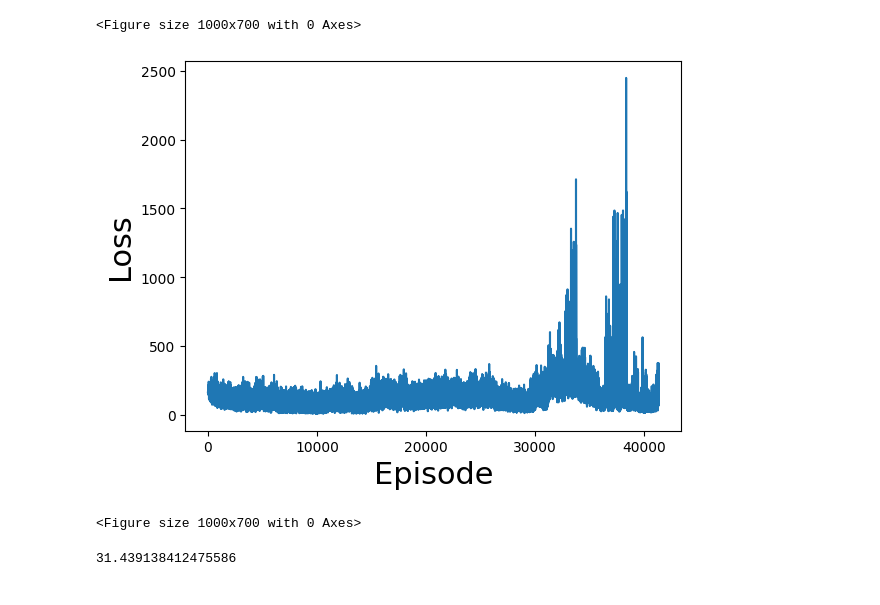
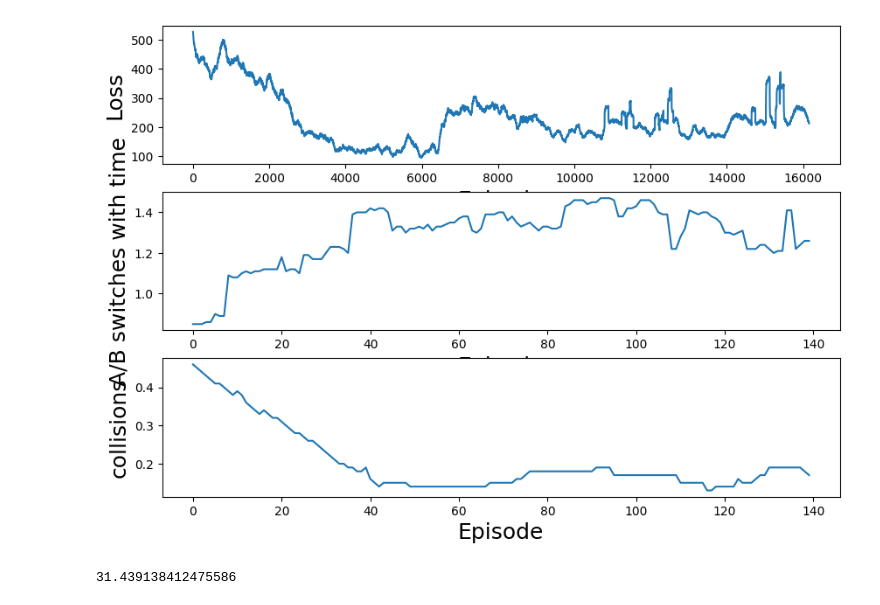
Before and after one commit to 7wik-pk-monash/mas-a1, a Jupyter notebook: runner.ipynb, the cells around one changed output. Cells and saved outputs as stored; diff of their text form; code cells hidden in the pictures.

```diff
--- a/runner.ipynb
+++ b/runner.ipynb
@@ -214,14 +222,49 @@ latest loss: 29.251096725463867
+# %%
+def moving_averages(arr, window_size):
+    i = 0
+    moving_averages = []
+    while i < len(arr) - window_size + 1:
+        window_average = round(np.sum(arr[i:i+window_size]) / window_size, 2)
+        moving_averages.append(window_average)
+        i += 1
+    return moving_averages
 # %%
 from matplotlib import pylab as plt
 
-plt.xlabel("Episode",fontsize=22)
-plt.ylabel("Loss",fontsize=22)
-plt.plot(np.array(losses))
-plt.figure(figsize=(10,7))
+# plt.xlabel("Episode",fontsize=22)
+# plt.ylabel("Loss",fontsize=22)
+# plt.plot(np.array(losses))
+# plt.figure(figsize=(10,7))
+
+_, axs = plt.subplots(3, 1, figsize = (10,7))
+
+# axs[0].plot(np.array(losses))
+# axs[0].set_xlabel("Episode",fontsize=18)
+# axs[0].set_ylabel("Loss",fontsize=18)
+
+axs[0].plot(np.array(moving_averages(losses, 100)))
+axs[0].set_xlabel("Episode",fontsize=18)
+axs[0].set_ylabel("Loss",fontsize=18)
+
+# axs[1].set_xlabel("Episode", fontsize=18)
+# axs[1].set_ylabel("A/B switches", fontsize=18)
+# axs[1].plot(np.array(a_b_switches_lst))
+
+axs[1].set_xlabel("Episode", fontsize=18)
+axs[1].set_ylabel("A/B switches with time", fontsize=18)
+axs[1].plot(np.array(moving_averages(a_b_switches_lst, 100)))
+
+# axs[2].set_xlabel("Episode", fontsize=18)
+# axs[2].set_ylabel("collisions", fontsize=18)
+# axs[2].plot(np.array(collisions_lst))
+
+axs[2].set_xlabel("Episode", fontsize=18)
+axs[2].set_ylabel("collisions", fontsize=18)
+axs[2].plot(moving_averages(collisions_lst, 100))
+
+plt.show()
 # %% [output]
-<Figure size 1000x700 with 0 Axes>
-[figure, old version]
+[figure, new version]
-<Figure size 1000x700 with 0 Axes>
 # %%
 print(losses[-1])
 # %% [output]
```
Also changed, not shown: parts of 4 cells of this notebook, 1 other file.
